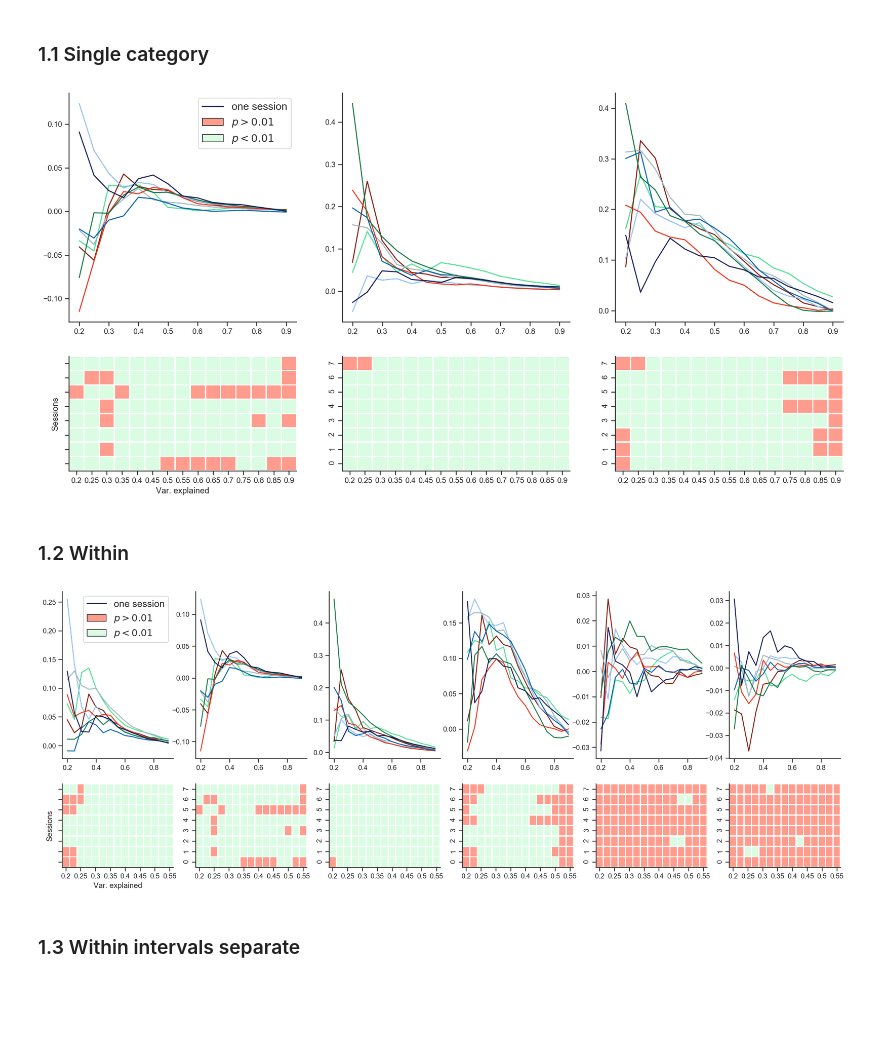
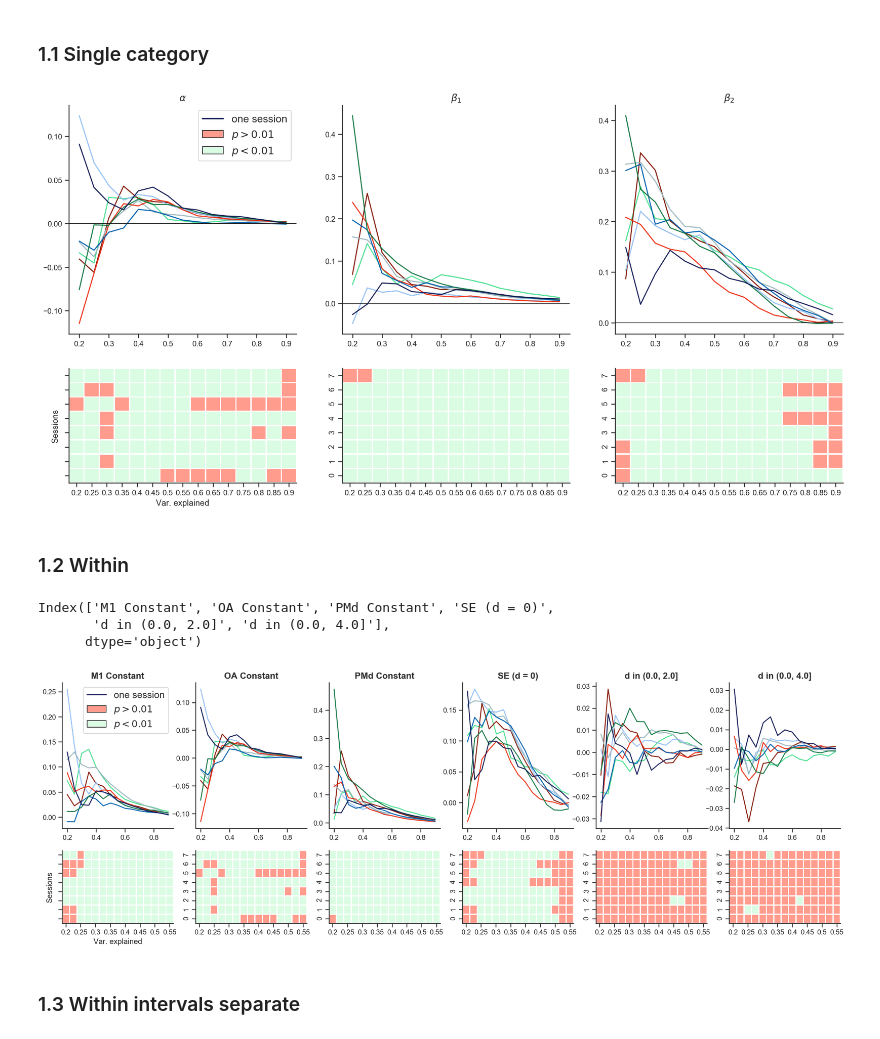
Before and after one commit to daphnecor/DistanceAndDependence, a Jupyter notebook: MakeFigures.ipynb, the cells around one changed output. Cells and saved outputs as stored; diff of their text form; code cells hidden in the pictures; blank space fills up the shorter version.

Commit message:
generating summary figures

```diff
--- a/MakeFigures.ipynb
+++ b/MakeFigures.ipynb
@@ -57,10 +57,16 @@ for i, s in enumerate(list(main_dict.keys())[:MONKEY_C]):
 
     # Lineplots for each regressor
     axs[0, 0].plot(THRESHOLDS_VARE, [main_dict[s]['vare'][v]['Actual_single_cat'].params[0] for v in main_dict[s]['vare'].keys()], color=cs[i])
+    axs[0, 0].set_title(r'$\alpha$', fontweight='bold', fontsize=14)
+    axs[0, 0].axhline(0, color='k', lw=1)
 
     axs[0, 1].plot(THRESHOLDS_VARE, [main_dict[s]['vare'][v]['Actual_single_cat'].params[1] for v in main_dict[s]['vare'].keys()], color=cs[i])
+    axs[0, 1].set_title(r'$\beta_1$', fontweight='bold', fontsize=14)
+    axs[0, 1].axhline(0, color='k', lw=1)
 
     axs[0, 2].plot(THRESHOLDS_VARE, [main_dict[s]['vare'][v]['Actual_single_cat'].params[2] for v in main_dict[s]['vare'].keys()], color=cs[i])
+    axs[0, 2].set_title(r'$\beta_2$', fontweight='bold', fontsize=14)
+    axs[0, 2].axhline(0, color='k', lw=1)
 
     pvals.append([main_dict[s]['vare'][v]['Actual_single_cat'].pvalues.values for v in main_dict[s]['vare'].keys()])
 
@@ -89,4 +95,4 @@ axs[0, 0].legend(handles=legend_elements, prop={'size': 15})
 
 sns.despine()
 # %% [output]
-[figure, old version]
+[figure, new version]
@@ -144,24 +99,37 @@ fig.tight_layout(), sns.despine();
 # %% [markdown]
 ### 1.2 Within
+# %%
+titles = main_dict[s]['vare'][v]['Actual_within'].params.keys()
+# %% [output]
+Index(['M1 Constant', 'OA Constant', 'PMd Constant', 'SE (d = 0)',
+       'd in (0.0, 2.0]', 'd in (0.0, 4.0]'],
+      dtype='object')
 # %%
+titles = main_dict[s]['vare'][v]['Actual_within'].params.keys()
 pvals = []
 
-fig, axs = plt.subplots(nrows=2, ncols=6, gridspec_kw={'height_ratios':[2, 1]}, figsize=(22, 8))
+fig, axs = plt.subplots(nrows=2, ncols=6, gridspec_kw={'height_ratios':[2, 1]}, figsize=(22, 7))
 
 for i, s in enumerate(list(main_dict.keys())[:MONKEY_C]):
 
     # Lineplots for each regressor
     axs[0, 0].plot(THRESHOLDS_VARE, [main_dict[s]['vare'][v]['Actual_within'].params[0] for v in main_dict[s]['vare'].keys()], color=cs[i])
+    axs[0, 0].set_title(f'{titles[0]}', fontweight='bold', fontsize=14)
 
     axs[0, 1].plot(THRESHOLDS_VARE, [main_dict[s]['vare'][v]['Actual_within'].params[1] for v in main_dict[s]['vare'].keys()], color=cs[i])
+    axs[0, 1].set_title(f'{titles[1]}', fontweight='bold', fontsize=14)
 
     axs[0, 2].plot(THRESHOLDS_VARE, [main_dict[s]['vare'][v]['Actual_within'].params[2] for v in main_dict[s]['vare'].keys()], color=cs[i])
+    axs[0, 2].set_title(f'{titles[2]}', fontweight='bold', fontsize=14)
 
     axs[0, 3].plot(THRESHOLDS_VARE, [main_dict[s]['vare'][v]['Actual_within'].params[3] for v in main_dict[s]['vare'].keys()], color=cs[i])
+    axs[0, 3].set_title(f'{titles[3]}', fontweight='bold', fontsize=14)
 
     axs[0, 4].plot(THRESHOLDS_VARE, [main_dict[s]['vare'][v]['Actual_within'].params[4] for v in main_dict[s]['vare'].keys()], color=cs[i])
+    axs[0, 4].set_title(f'{titles[4]}', fontweight='bold', fontsize=14)
 
     axs[0, 5].plot(THRESHOLDS_VARE, [main_dict[s]['vare'][v]['Actual_within'].params[5] for v in main_dict[s]['vare'].keys()], color=cs[i])
+    axs[0, 5].set_title(f'{titles[5]}', fontweight='bold', fontsize=14)
 
     pvals.append([main_dict[s]['vare'][v]['Actual_within'].pvalues.values for v in main_dict[s]['vare'].keys()])
 
@@ -175,34 +143,34 @@ axs[1, 0].set_yticklabels([])
 axs[1, 0].set_xlabel('Var. explained')
 axs[1, 0].set_ylabel('Sessions')
 
 sns.heatmap(pvals[:, :, 1] < 0.01, cmap=cmap, linewidths=1.3, cbar=False, ax=axs[1, 1])
 axs[1, 1].set_ylim([0, MONKEY_C])
 axs[1, 1].set_xticklabels(THRESHOLDS_VARE)
 
 sns.heatmap(pvals[:, :, 2] < 0.01, cmap=cmap, linewidths=1.3, cbar=False, ax=axs[1, 2])
 axs[1, 2].set_ylim([0, MONKEY_C])
 axs[1, 2].set_xticklabels(THRESHOLDS_VARE)
 
 sns.heatmap(pvals[:, :, 3] < 0.01, cmap=cmap, linewidths=1.3, cbar=False, ax=axs[1, 3])
 axs[1, 3].set_ylim([0, MONKEY_C])
 axs[1, 3].set_xticklabels(THRESHOLDS_VARE)
 
 sns.heatmap(pvals[:, :, 4] < 0.01, cmap=cmap, linewidths=1.3, cbar=False, ax=axs[1, 4])
 axs[1, 4].set_ylim([0, MONKEY_C])
 axs[1, 4].set_xticklabels(THRESHOLDS_VARE)
 
 sns.heatmap(pvals[:, :, 5] < 0.01, cmap=cmap, linewidths=1.3, cbar=False, ax=axs[1, 5])
 axs[1, 5].set_ylim([0, MONKEY_C])
 axs[1, 5].set_xticklabels(THRESHOLDS_VARE)
 
 legend_elements = [Line2D([0], [0], color=cs[7], lw=2, label='one session'),
                    Patch(facecolor='#ff9c8d', edgecolor='k', label=r'$p > 0.01$'),
                    Patch(facecolor='#dafce3', edgecolor='k', label=r'$p < 0.01$'),]
 axs[0, 0].legend(handles=legend_elements, prop={'size': 15})
 
 sns.despine()
 # %% [output]
-[figure, old version]
+[figure, new version]
 # %% [markdown]
 ### 1.3 Within intervals separate
 # %% [markdown]
```
Also changed, not shown: parts of 1 cell of this notebook, 1 other file.
